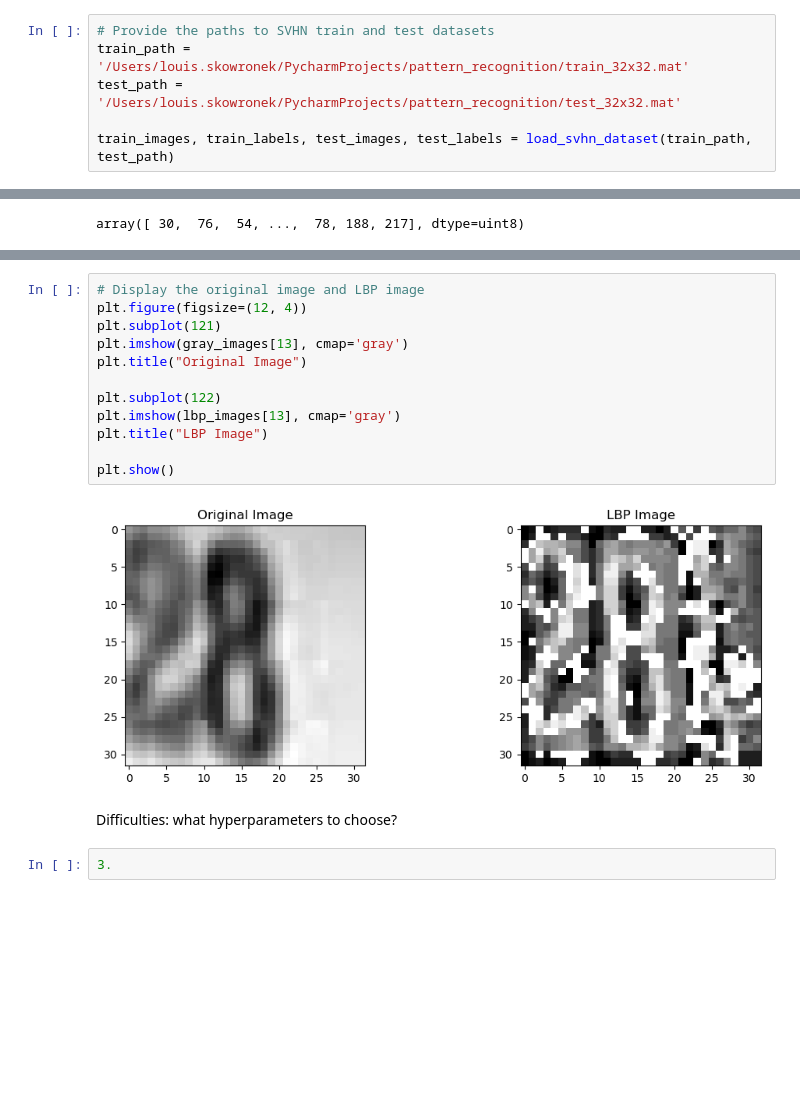
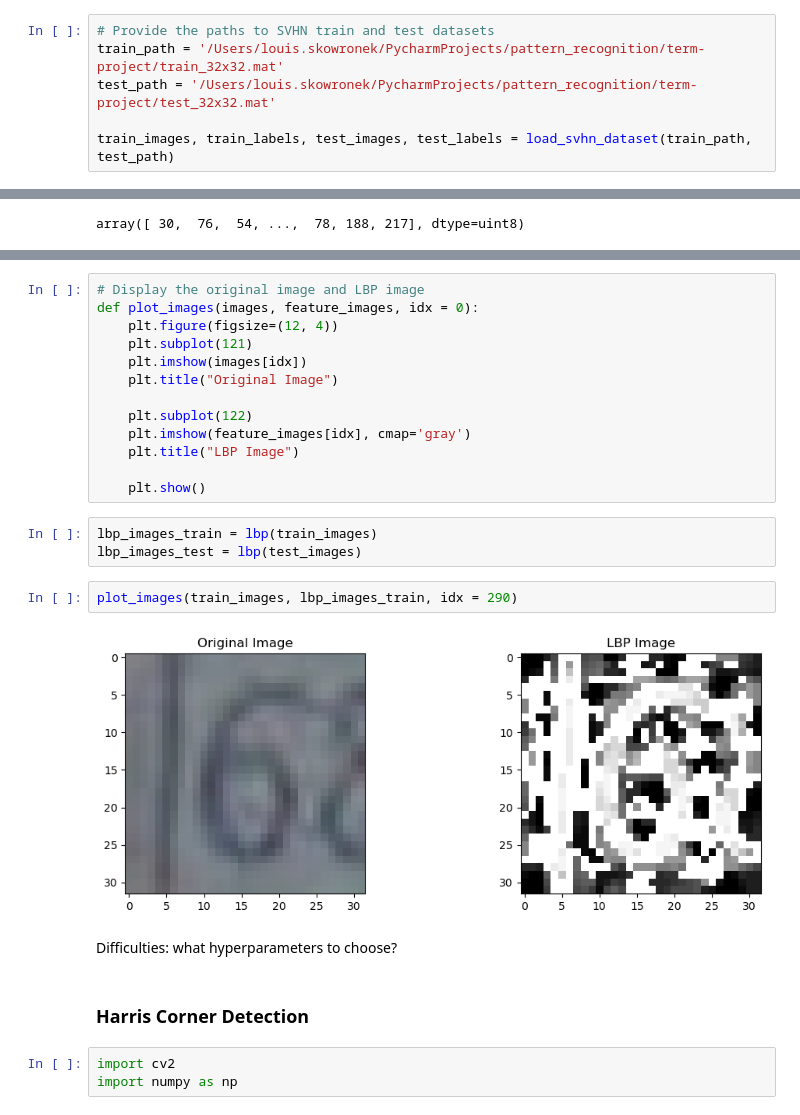
Before and after one commit to LouisSko/pattern-recognition-term-project, a Jupyter notebook: project_1.ipynb, the cells around one changed output, grey strips where cells are left out. Cells and saved outputs as stored; diff of their text form; blank space fills up the shorter version.

```diff
--- a/project_1.ipynb
+++ b/project_1.ipynb
@@ -22,8 +22,8 @@ def load_svhn_dataset(train_path, test_path):
     return train_images, train_labels, test_images, test_labels
 # %%
 # Provide the paths to SVHN train and test datasets
-train_path = '/Users/louis.skowronek/PycharmProjects/pattern_recognition/train_32x32.mat'
-test_path = '/Users/louis.skowronek/PycharmProjects/pattern_recognition/test_32x32.mat'
+train_path = '/Users/louis.skowronek/PycharmProjects/pattern_recognition/term-project/train_32x32.mat'
+test_path = '/Users/louis.skowronek/PycharmProjects/pattern_recognition/term-project/test_32x32.mat'
 
 train_images, train_labels, test_images, test_labels = load_svhn_dataset(train_path, test_path)
 # %%
@@ -73,19 +79,28 @@ for i, gray_image in enumerate(tqdm(gray_images)):
 # %%
 # Display the original image and LBP image
-plt.figure(figsize=(12, 4))
-plt.subplot(121)
-plt.imshow(gray_images[13], cmap='gray')
-plt.title("Original Image")
+def plot_images(images, feature_images, idx = 0):
+    plt.figure(figsize=(12, 4))
+    plt.subplot(121)
+    plt.imshow(images[idx])
+    plt.title("Original Image")
 
-plt.subplot(122)
-plt.imshow(lbp_images[13], cmap='gray')
-plt.title("LBP Image")
+    plt.subplot(122)
+    plt.imshow(feature_images[idx], cmap='gray')
+    plt.title("LBP Image")
 
-plt.show()
+    plt.show()
-# %% [output]
-[figure, removed]
+# %%
+lbp_images_train = lbp(train_images)
+lbp_images_test = lbp(test_images)
+# %%
+plot_images(train_images, lbp_images_train, idx = 290)
+# %% [output]
+[figure, added]
 # %% [markdown]
 Difficulties:
 what hyperparameters to choose?
-# %%
-3.
+# %% [markdown]
+### Harris Corner Detection
+# %%
+import cv2
+import numpy as np
```
Also changed, not shown: parts of 20 cells of this notebook.
